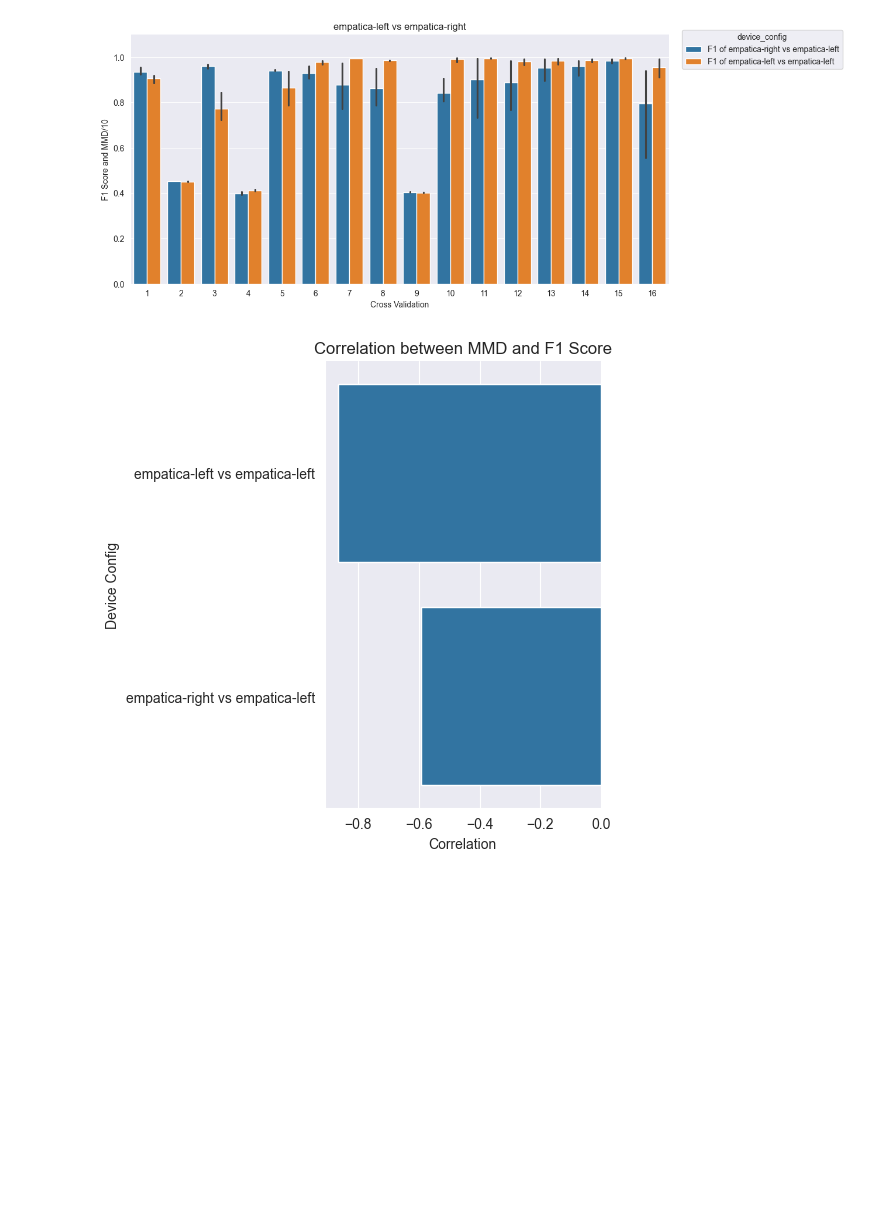
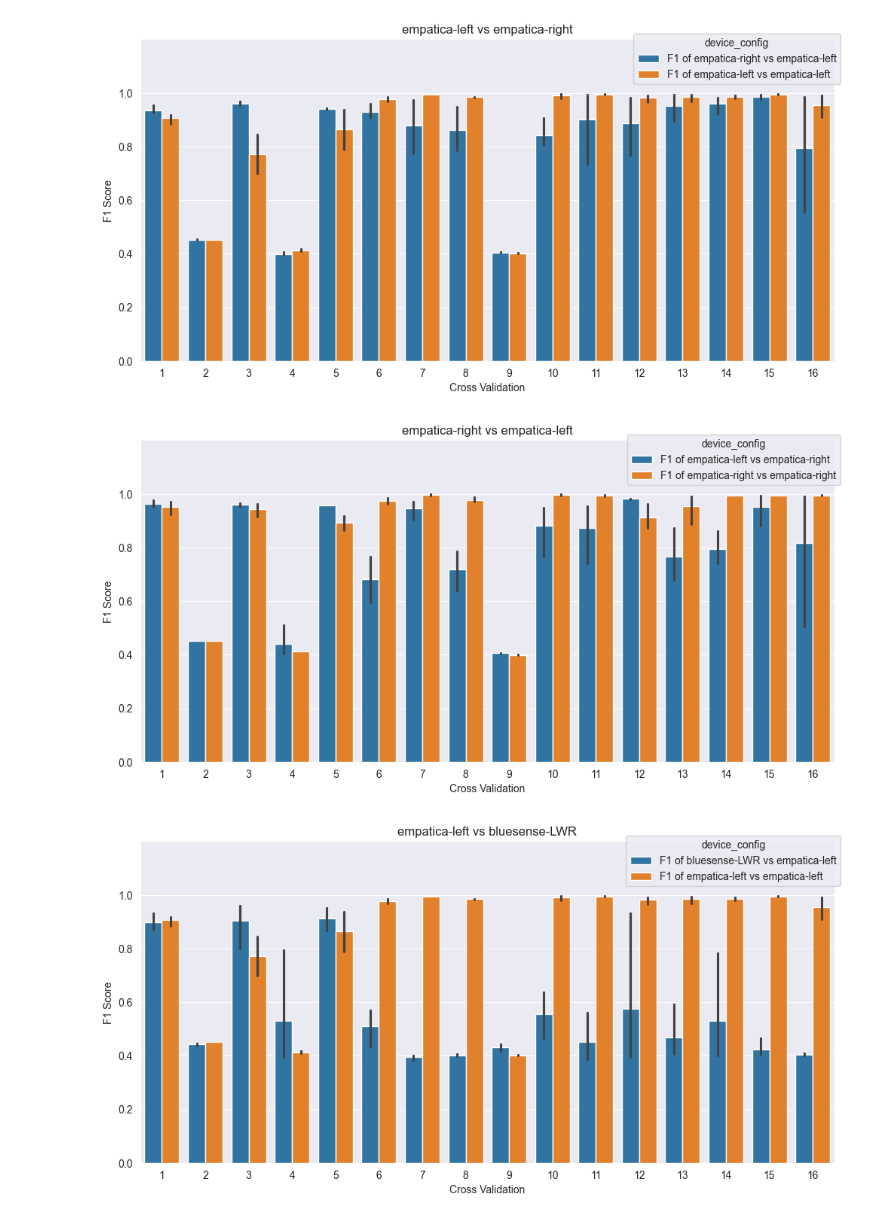
Before and after one commit to Gr33nMayhem/PERCOM_Variability_Research, a Jupyter notebook: notebooks/results_notebook/graph_creation_with_mmd.ipynb, the cells around one changed output. Cells and saved outputs as stored; diff of their text form; code cells hidden in the pictures; blank space fills up the shorter version.

```diff
--- a/notebooks/results_notebook/graph_creation_with_mmd.ipynb
+++ b/notebooks/results_notebook/graph_creation_with_mmd.ipynb
@@ -164,15 +164,13 @@ def generate_graph_with_std(root_path, model_device, test_devices):
     # plt.savefig(os.path.join(root_path, 'data', 'Run_logs', model_device, 'logs', 'mean_graphs',
     #                          'F1 Score for Model trained with ' + model_device + '.png'))
 # %%
-sensor_list = [['empatica-left', 'empatica-right']]
+# All the sensors used in the experiment
+sensor_list = [['empatica-left', 'empatica-right'], ['empatica-right', 'empatica-left'], ['empatica-left', 'bluesense-LWR'], ['bluesense-LWR', 'empatica-left'],
+               ['bluesense-RWR1', 'bluesense-RWR2'], ['bluesense-RWR2', 'bluesense-RWR1'], ['bluesense-LWR', 'bluesense-RWR1'], ['bluesense-RWR1', 'bluesense-LWR']]
 
-# sensor_list = [['empatica-left', 'empatica-right'], ['empatica-right', 'empatica-left'],
-#                ['empatica-right', 'bluesense-RWR1'], ['empatica-left', 'bluesense-LWR'],
-#                ['bluesense-RWR1', 'bluesense-RWR2']]
-# sensor_list = [['empatica-right', 'empatica-left'],
-#                ['empatica-left', 'bluesense-LWR'],
-#                ['bluesense-RWR1', 'bluesense-RWR2']]
-# sensor_list = [['bluesense-RWR1', 'bluesense-RWR2']]
+# Selected Sensors
+# sensor_list = [['empatica-right', 'empatica-left'], ['empatica-left', 'bluesense-LWR'],
+#                ['bluesense-RWR2', 'bluesense-RWR1']]
 # %%
 # 17 for real disp
 num_participants = 16
@@ -216,7 +214,7 @@ for pair in sensor_list:
                 legend_out=False)
     plt.title(sensor_test + ' vs ' + sensor_train)
     plt.xlabel('Cross Validation')
-    plt.ylabel('F1 Score and MMD/10')
+    plt.ylabel('F1 Score')
     # plot max y value is 1.1
     plt.ylim(0, 1.1)
 
@@ -282,34 +280,36 @@ for pair in sensor_list:
     corr = mmd_2_1.corr()
     # get the correlation between mmd and f1
     # print(corr['mmd']['f1'])
     corr_data[sensor_train + ' vs ' + sensor_test] = corr['mmd']['f1']
 
     # divide MMD value by 10
     mmd_1_1['mmd'] = mmd_1_1['mmd'] / 10
     mmd_2_1['mmd'] = mmd_2_1['mmd'] / 10
 
     # reset the index to be 0 to len
     mmd_1_1 = mmd_1_1.reset_index()
     mmd_2_1 = mmd_2_1.reset_index()
     # # plot the mmd values not only as line but also as points on the graph
     # sns.scatterplot(data=mmd_2_1['mmd'], color='blue', label='MMD of (' + sensor_train + ' vs ' + sensor_test + ') /10')
     # sns.scatterplot(data=mmd_1_1['mmd'], color='red',
     #                      label='MMD of (' + sensor_test + ' vs ' + sensor_test + ') /10')
     # # plot the mmd values on top of the f1 score. with x as cv, with thickness 2
     # sns.lineplot(data=mmd_2_1['mmd'], color='blue', label='MMD of (' + sensor_train + ' vs ' + sensor_test + ') /10',
     #              linewidth=2)
     # sns.lineplot(data=mmd_1_1['mmd'], color='red', label='MMD of (' + sensor_test + ' vs ' + sensor_test + ') /10',
     #                   linewidth=2)
-    sns.move_legend(ax, "upper left", bbox_to_anchor=(1, 1))
-
+    sns.move_legend(ax, "upper right", bbox_to_anchor=(1, 1))
+    # set the graph max y value to 1.09
+    plt.ylim(0, 1.199)
     plt.show()
 
 # plot the correlation data
 sns.catplot(y=list(corr_data.keys()), x=list(corr_data.values()), kind='bar')
 plt.title('Correlation between MMD and F1 Score')
 plt.ylabel('Device Config')
 plt.xlabel('Correlation')
 plt.show()
 # %% [output]
-[figure, old version]
+[figure, new version]
-[figure, old version]
+[figure, new version]
+[figure, added]
```
Also changed, not shown: parts of 6 cells of this notebook, 2 other files.
